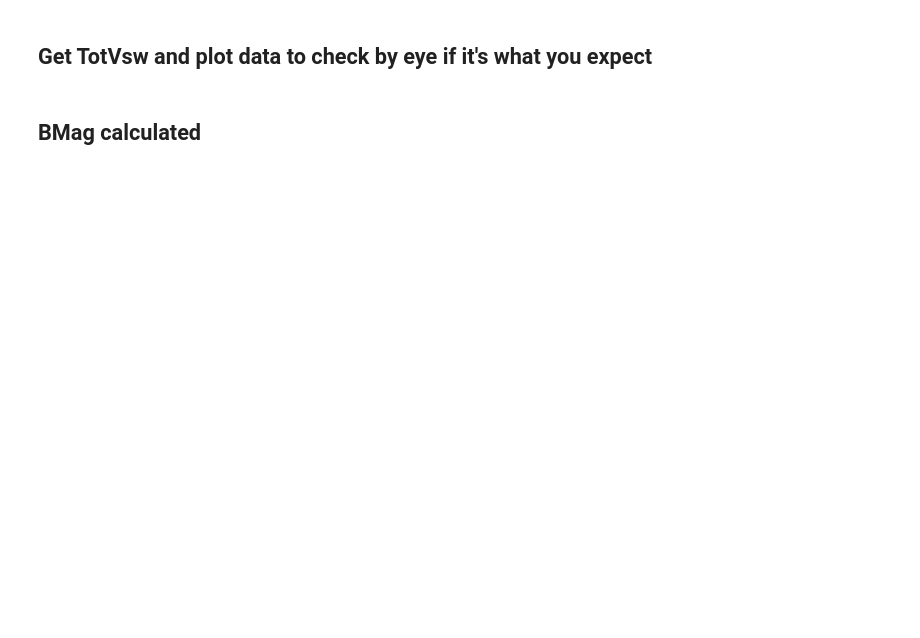
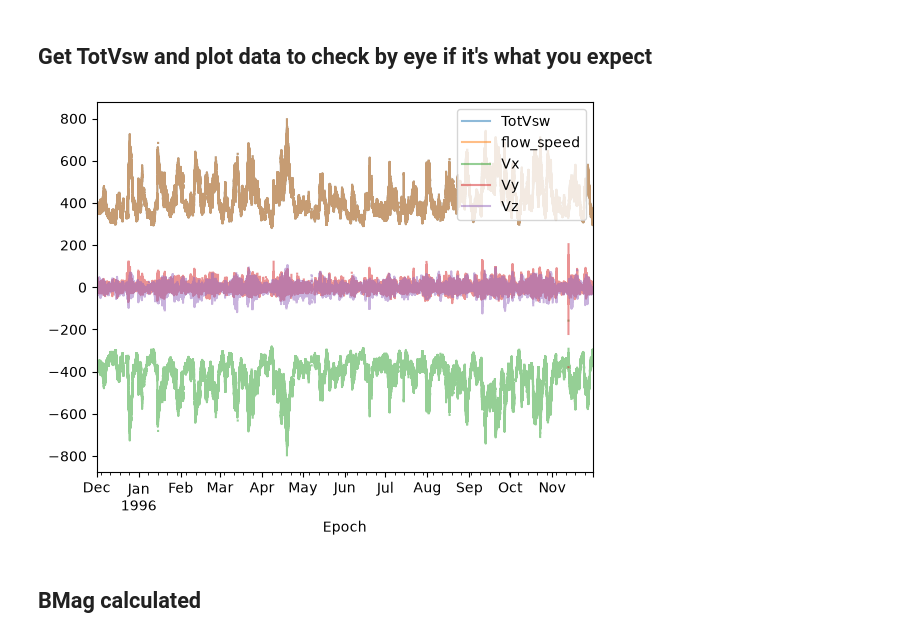
Before and after one commit to rahyndman/SolarWindCode, a Jupyter notebook: PlottingData.ipynb, the cells around one changed output. Cells and saved outputs as stored; diff of their text form; code cells hidden in the pictures; blank space fills up the shorter version.

```diff
--- a/PlottingData.ipynb
+++ b/PlottingData.ipynb
@@ -334,9 +333,9 @@ print(DateRangeC24Max)
 directory = "./Data/omniData/"
 dataName = "omni_hro2_1min_"
 
-dataTSFirstDatesC23Min = FindData(directory, dataName, startDateC23Min, endDateC23Min)
-dataTSFirstDatesC23Max = FindData(directory, dataName, startDateC23Max, endDateC23Max)
-dataTSFirstDatesC24Min = FindData(directory, dataName, startDateC24Min, endDateC24Min)
-dataTSFirstDatesC24Max = FindData(directory, dataName, startDateC24Max, endDateC24Max)
+dataTS_C23Min = FindData(directory, dataName, startDateC23Min, endDateC23Min)
+dataTS_C23Max = FindData(directory, dataName, startDateC23Max, endDateC23Max)
+dataTS_C24Min = FindData(directory, dataName, startDateC24Min, endDateC24Min)
+dataTS_C24Max = FindData(directory, dataName, startDateC24Max, endDateC24Max)
 
-# dataTSFirstDates.columns
+# dataTS_C23Min.columns
@@ -343,14 +360,16 @@ dataTSFirstDatesC24Max = FindData(directory, dataName, startDateC24Max, endDateC
 # %% [markdown]
 ## Get TotVsw and plot data to check by eye if it's what you expect
 # %%
-dataTSFirstDatesC23Min = AddTotVsw(dataTSFirstDatesC23Min)
-# PlotVsw(dataTSFirstDatesC23Min)
-dataTSFirstDatesC23Max = AddTotVsw(dataTSFirstDatesC23Max)
-# PlotVsw(dataTSFirstDatesC23Max)
-dataTSFirstDatesC24Min = AddTotVsw(dataTSFirstDatesC24Min)
-# PlotVsw(dataTSFirstDatesC24Min)
-dataTSFirstDatesC24Max = AddTotVsw(dataTSFirstDatesC24Max)
-# PlotVsw(dataTSFirstDatesC24Max)
+dataTS_C23Min = AddTotVsw(dataTS_C23Min)
+PlotVsw(dataTS_C23Min)
+dataTS_C23Max = AddTotVsw(dataTS_C23Max)
+# PlotVsw(dataTS_C23Max)
+dataTS_C24Min = AddTotVsw(dataTS_C24Min)
+# PlotVsw(dataTS_C24Min)
+dataTS_C24Max = AddTotVsw(dataTS_C24Max)
+# PlotVsw(dataTS_C24Max)
+# %% [output]
+[figure, added]
 # %% [markdown]
 ## BMag calculated
 # %%
```
Also changed, not shown: parts of 11 cells of this notebook, 1 other file.
